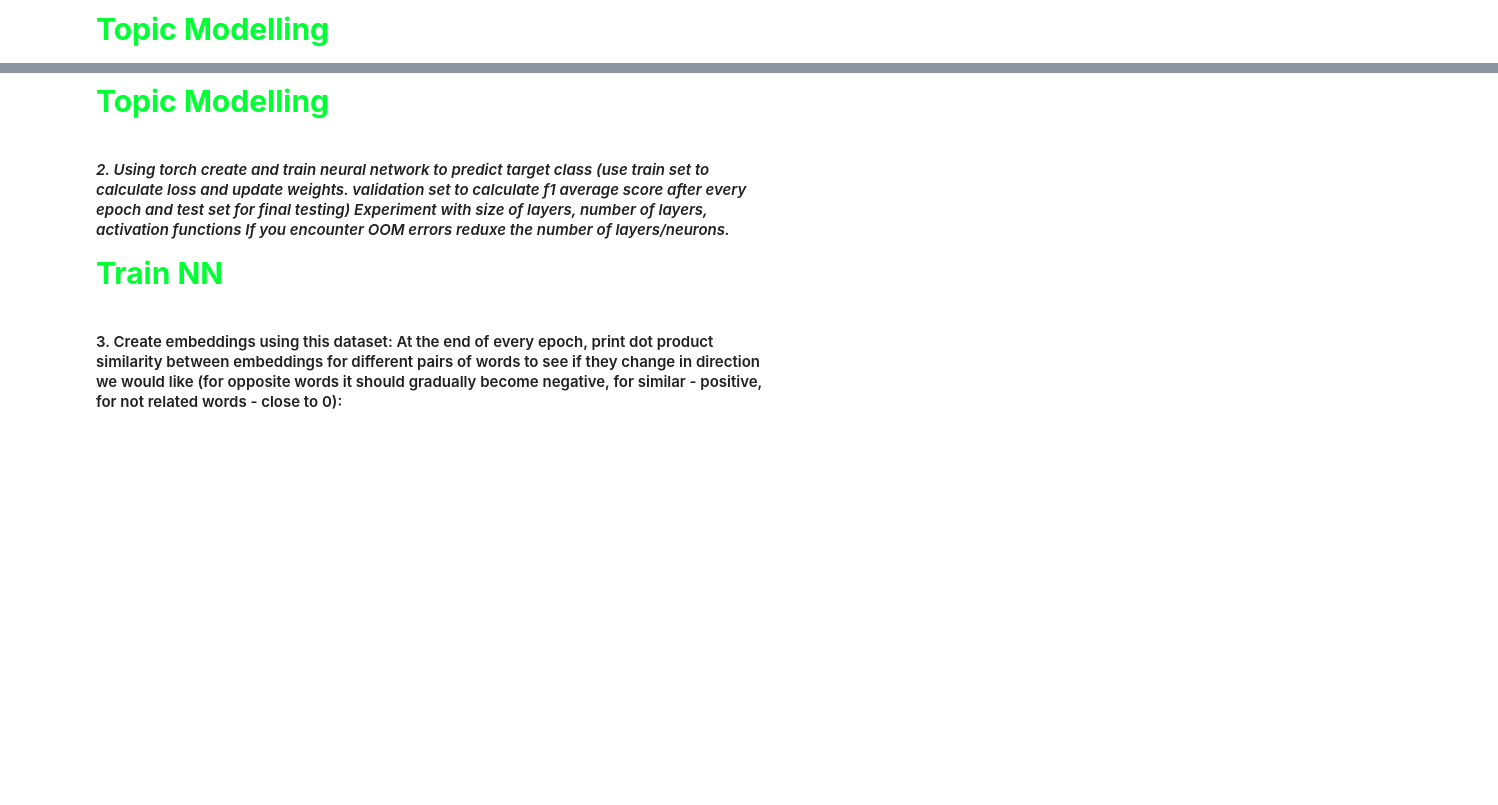
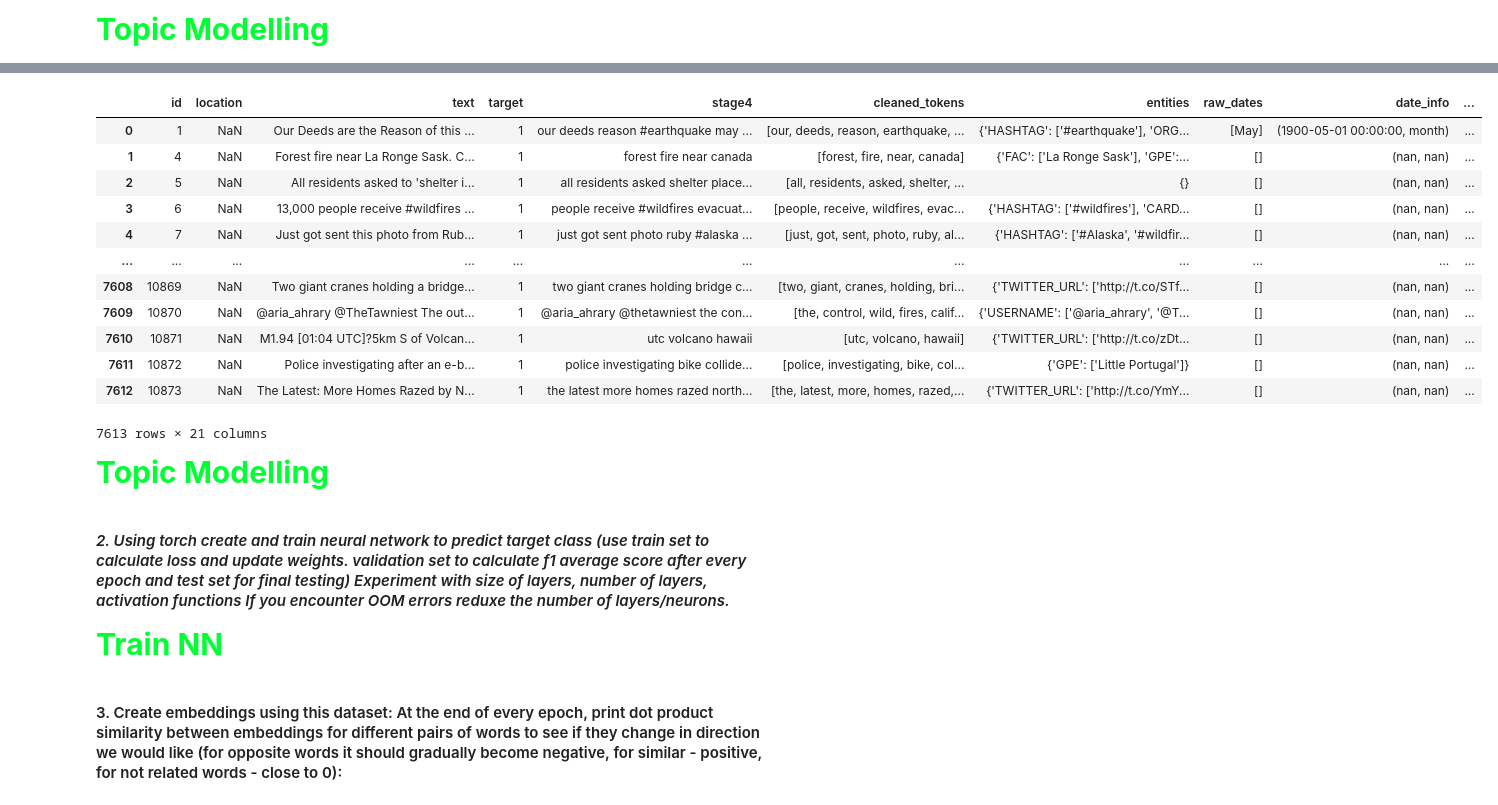
Before and after one commit to AlbertLeo1/HSEPY, a Jupyter notebook: HW5.ipynb, the cells around one changed output, grey strips where cells are left out. Drawn from its saved outputs; the diff is of its cells as text; code cells hidden in the pictures; blank space fills up the shorter version.

Commit message:
Tokenization and data splitting stage completed

```diff
--- a/HW5.ipynb
+++ b/HW5.ipynb
@@ -793,7 +793,7 @@ class TokenPipeline:
 #train_tokens_df
 # %%
 class FeatureCorrelation:
-    def __init__(self, train_tokens_df, feature_df, target_column, correlation_threshold=0.8, drop_stage_columns=True):
+    def __init__(self, train_tokens_df, feature_df, target_column, correlation_threshold=0.8, drop_stage_columns=False):
         self.train_tokens_df = train_tokens_df
         self.feature_df = feature_df
         self.target_column = target_column
@@ -1251,6 +1412,21 @@ display(topic_modeling.log_df)
 # %%
 #!rm -rf HSEPY/
 #!git clone https://github.com/AlbertLeo1/HSEPY.git
+data_processor.combined_df
+# %% [output]
+|  | id | location | text | target | stage4 | cleaned_tokens | entities | raw_dates | date_info | ... |
+| 0 | 1 | NaN | Our Deeds are the Reason of this ... | 1 | our deeds reason #earthquake may ... | [our, deeds, reason, earthquake, ... | {'HASHTAG': ['#earthquake'], 'ORG... | [May] | (1900-05-01 00:00:00, month) | ... |
+| 1 | 4 | NaN | Forest fire near La Ronge Sask. C... | 1 | forest fire near canada | [forest, fire, near, canada] | {'FAC': ['La Ronge Sask'], 'GPE':... | [] | (nan, nan) | ... |
+| 2 | 5 | NaN | All residents asked to 'shelter i... | 1 | all residents asked shelter place... | [all, residents, asked, shelter, ... | {} | [] | (nan, nan) | ... |
+| 3 | 6 | NaN | 13,000 people receive #wildfires ... | 1 | people receive #wildfires evacuat... | [people, receive, wildfires, evac... | {'HASHTAG': ['#wildfires'], 'CARD... | [] | (nan, nan) | ... |
+| 4 | 7 | NaN | Just got sent this photo from Rub... | 1 | just got sent photo ruby #alaska ... | [just, got, sent, photo, ruby, al... | {'HASHTAG': ['#Alaska', '#wildfir... | [] | (nan, nan) | ... |
+| ... | ... | ... | ... | ... | ... | ... | ... | ... | ... | ... |
+| 7608 | 10869 | NaN | Two giant cranes holding a bridge... | 1 | two giant cranes holding bridge c... | [two, giant, cranes, holding, bri... | {'TWITTER_URL': ['http://t.co/STf... | [] | (nan, nan) | ... |
+| 7609 | 10870 | NaN | @aria_ahrary @TheTawniest The out... | 1 | @aria_ahrary @thetawniest the con... | [the, control, wild, fires, calif... | {'USERNAME': ['@aria_ahrary', '@T... | [] | (nan, nan) | ... |
+| 7610 | 10871 | NaN | M1.94 [01:04 UTC]?5km S of Volcan... | 1 | utc volcano hawaii | [utc, volcano, hawaii] | {'TWITTER_URL': ['http://t.co/zDt... | [] | (nan, nan) | ... |
+| 7611 | 10872 | NaN | Police investigating after an e-b... | 1 | police investigating bike collide... | [police, investigating, bike, col... | {'GPE': ['Little Portugal']} | [] | (nan, nan) | ... |
+| 7612 | 10873 | NaN | The Latest: More Homes Razed by N... | 1 | the latest more homes razed north... | [the, latest, more, homes, razed,... | {'TWITTER_URL': ['http://t.co/YmY... | [] | (nan, nan) | ... |
+7613 rows × 21 columns
 # %%
 all_stage_best_topics = topic_modeling.best_topics
 best_stage = topic_modeling.best_stage
```
Also changed, not shown: parts of 6 cells of this notebook.
